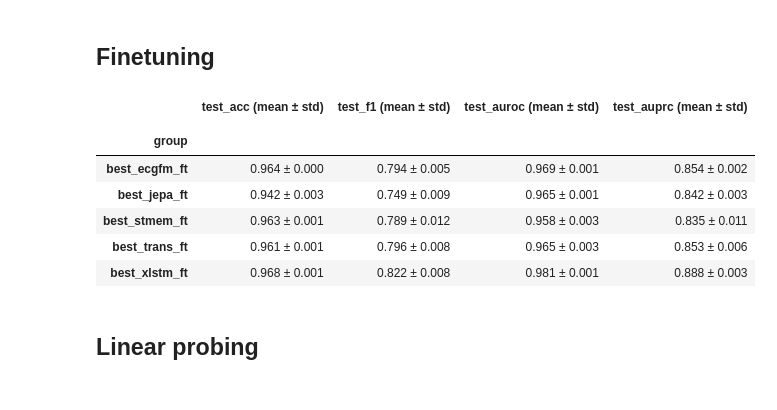
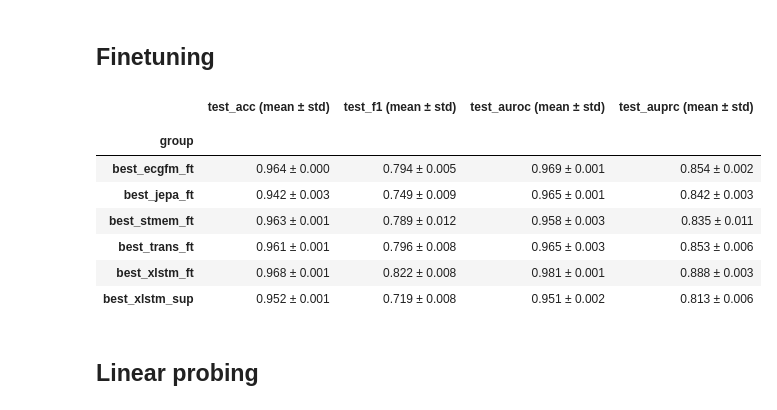
Before and after one commit to Lobster1911/bench-xecg-indian-benchmark, a Jupyter notebook: metrics.ipynb, the cells around one changed output. Saved outputs shown, nothing was run; the diff lists cells and outputs as text; code cells hidden in the pictures.

```diff
--- a/metrics.ipynb
+++ b/metrics.ipynb
@@ -159,17 +164,22 @@ formatted_df_cpsc = get_dataframe_from_records(records_cpsc)
 ## Finetuning
 # %%
 formatted_df_cpsc_ft = formatted_df_cpsc[formatted_df_cpsc.index.str.endswith("_ft")]
+formatted_df_cpsc_sup = formatted_df_cpsc[formatted_df_cpsc.index.str.endswith("_sup")]
+# add sup rows to ft
+formatted_df_cpsc_ft = pd.concat([formatted_df_cpsc_ft, formatted_df_cpsc_sup])
+
 styled_df_ft = formatted_df_cpsc_ft.style.apply(style_mean_column)
 styled_df_ft
 # %% [output]
 |  | test_acc (mean ± std) | test_f1 (mean ± std) | test_auroc (mean ± std) | test_auprc (mean ± std) |
 |  |  |  |  |  |
 | group |  |  |  |  |
 | best_ecgfm_ft | 0.964 ± 0.000 | 0.794 ± 0.005 | 0.969 ± 0.001 | 0.854 ± 0.002 |
 | best_jepa_ft | 0.942 ± 0.003 | 0.749 ± 0.009 | 0.965 ± 0.001 | 0.842 ± 0.003 |
 | best_stmem_ft | 0.963 ± 0.001 | 0.789 ± 0.012 | 0.958 ± 0.003 | 0.835 ± 0.011 |
 | best_trans_ft | 0.961 ± 0.001 | 0.796 ± 0.008 | 0.965 ± 0.003 | 0.853 ± 0.006 |
 | best_xlstm_ft | 0.968 ± 0.001 | 0.822 ± 0.008 | 0.981 ± 0.001 | 0.888 ± 0.003 |
+| best_xlstm_sup | 0.952 ± 0.001 | 0.719 ± 0.008 | 0.951 ± 0.002 | 0.813 ± 0.006 |
 # %% [markdown]
 ## Linear probing
 # %%
```
Also changed, not shown: parts of 10 cells of this notebook, 11 other files.
